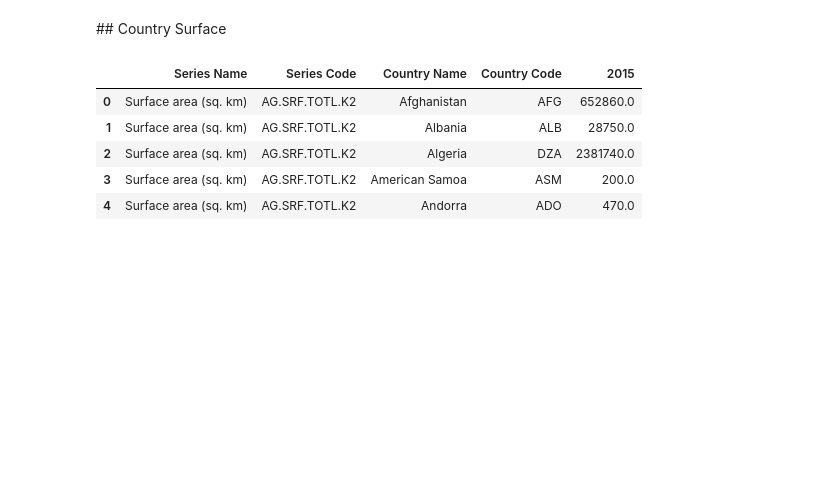
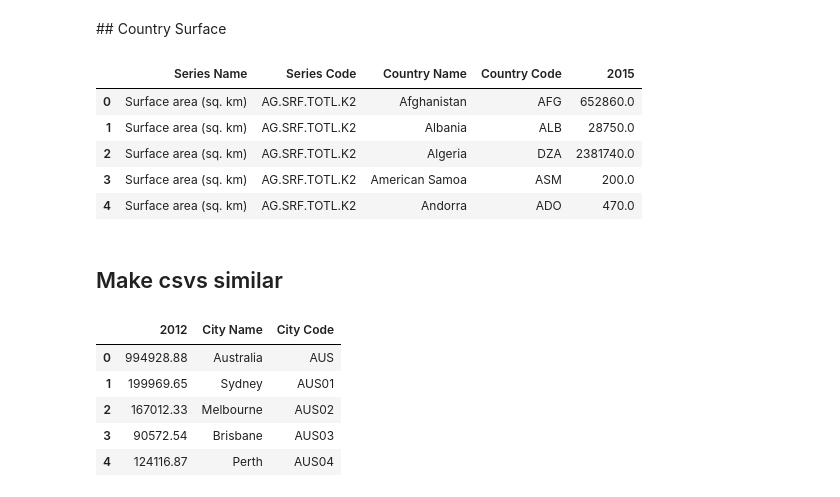
Before and after one commit to fablabbcn/fab-city-dashboard, a Jupyter notebook: notebooks/GDP-Population-Surface.ipynb, the cells around one changed output. Drawn from its saved outputs; the diff is of its cells as text; code cells hidden in the pictures; blank space fills up the shorter version.

```diff
--- a/notebooks/GDP-Population-Surface.ipynb
+++ b/notebooks/GDP-Population-Surface.ipynb
@@ -600,3 +606,14 @@ country_surf = country_surf.drop('Series Name', 1)
 country_surf = country_surf.drop('Series Code', 1)
 # %%
 country_surf.to_csv("index/final/country_surf.csv", encoding="utf-8")
+# %% [markdown]
+## Make csvs similar
+# %%
+city_gdp.head()
+# %% [output]
+|  | 2012 | City Name | City Code |
+| 0 | 994928.88 | Australia | AUS |
+| 1 | 199969.65 | Sydney | AUS01 |
+| 2 | 167012.33 | Melbourne | AUS02 |
+| 3 | 90572.54 | Brisbane | AUS03 |
+| 4 | 124116.87 | Perth | AUS04 |
```
Also changed, not shown: parts of 19 cells of this notebook, 13 other files.
